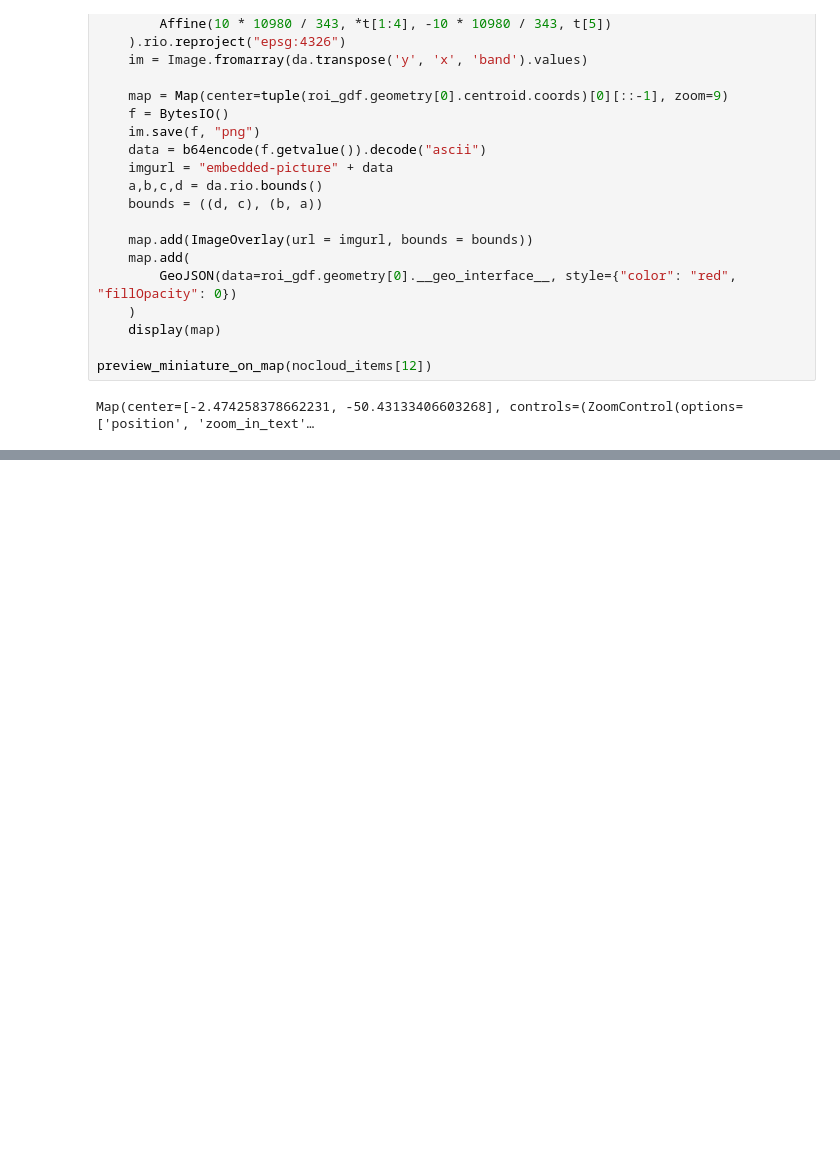
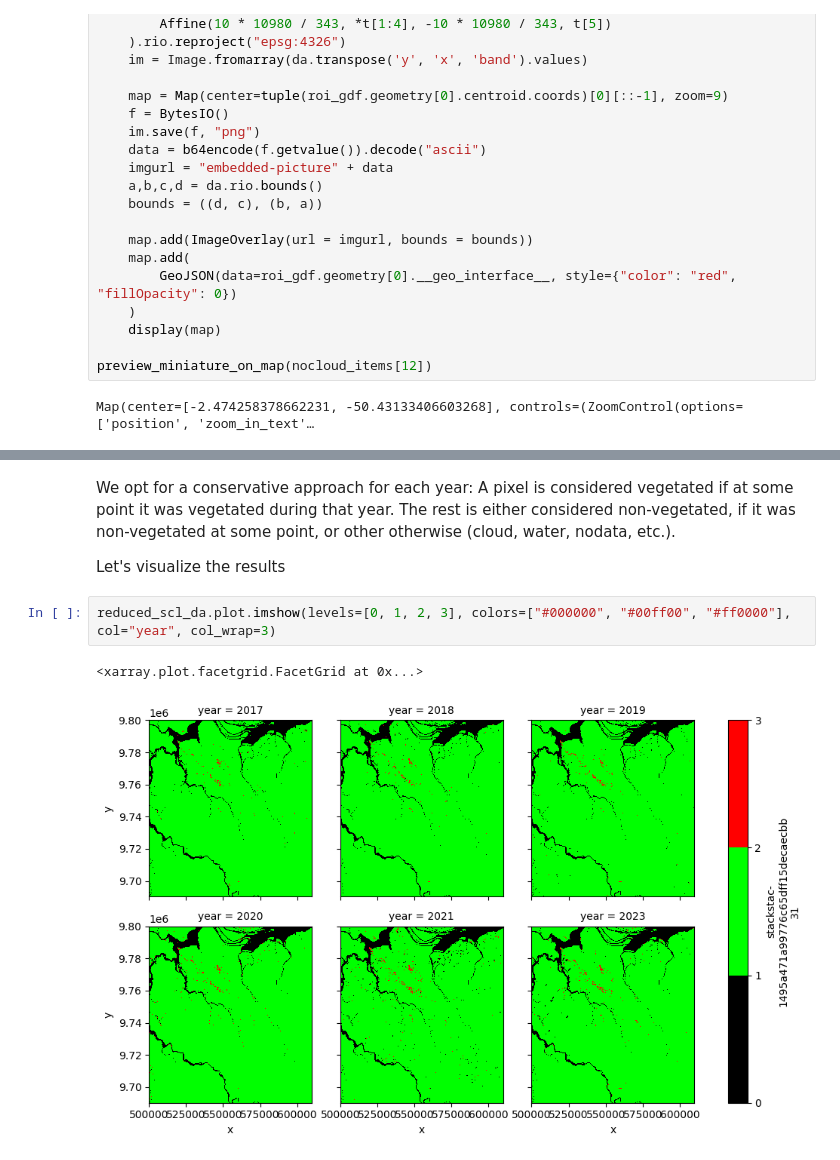
Before and after one commit to plouvart/pachama-demo, a Jupyter notebook: notebooks/demo.ipynb, the cells around one changed output, grey strips where cells are left out. Saved outputs shown, nothing was run; the diff lists cells and outputs as text; blank space fills up the shorter version.

```diff
--- a/notebooks/demo.ipynb
+++ b/notebooks/demo.ipynb
@@ -162,0 +246,9 @@ resolution :
+# %% [markdown]
+We opt for a conservative approach for each year: A pixel is considered vegetated if at some point it was vegetated during that year. The rest is either considered non-vegetated, if it was non-vegetated at some point, or other otherwise (cloud, water, nodata, etc.).
+
+Let's visualize the results
+# %%
+reduced_scl_da.plot.imshow(levels=[0, 1, 2, 3], colors=["#000000", "#00ff00", "#ff0000"], col="year", col_wrap=3)
+# %% [output]
+<xarray.plot.facetgrid.FacetGrid at 0x...>
+[figure, added]
```
Also changed, not shown: parts of 39 cells of this notebook.
